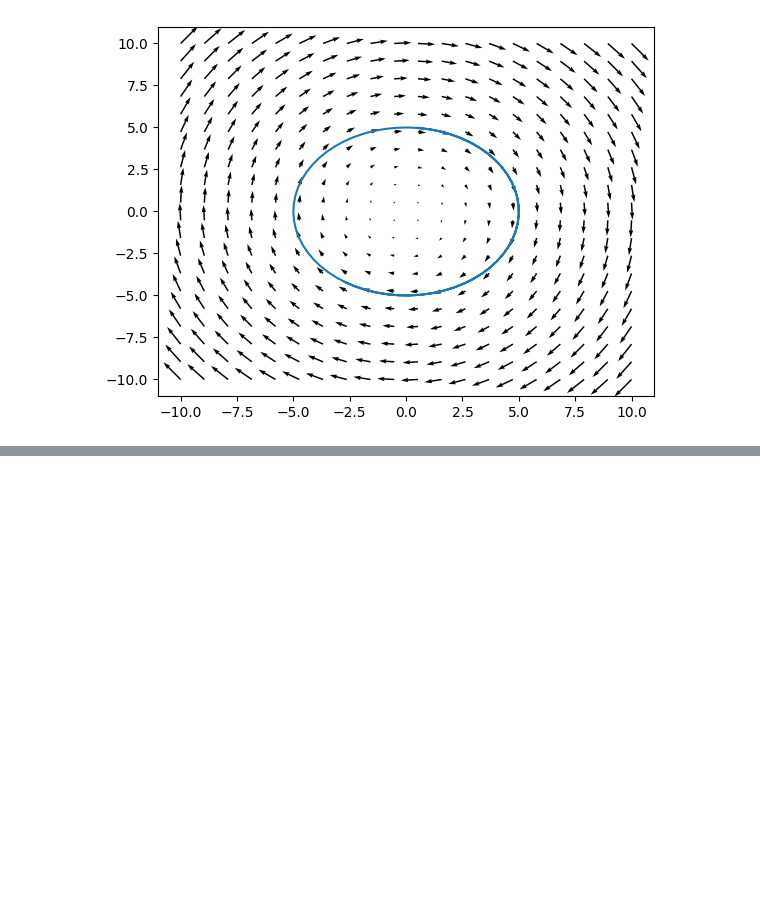
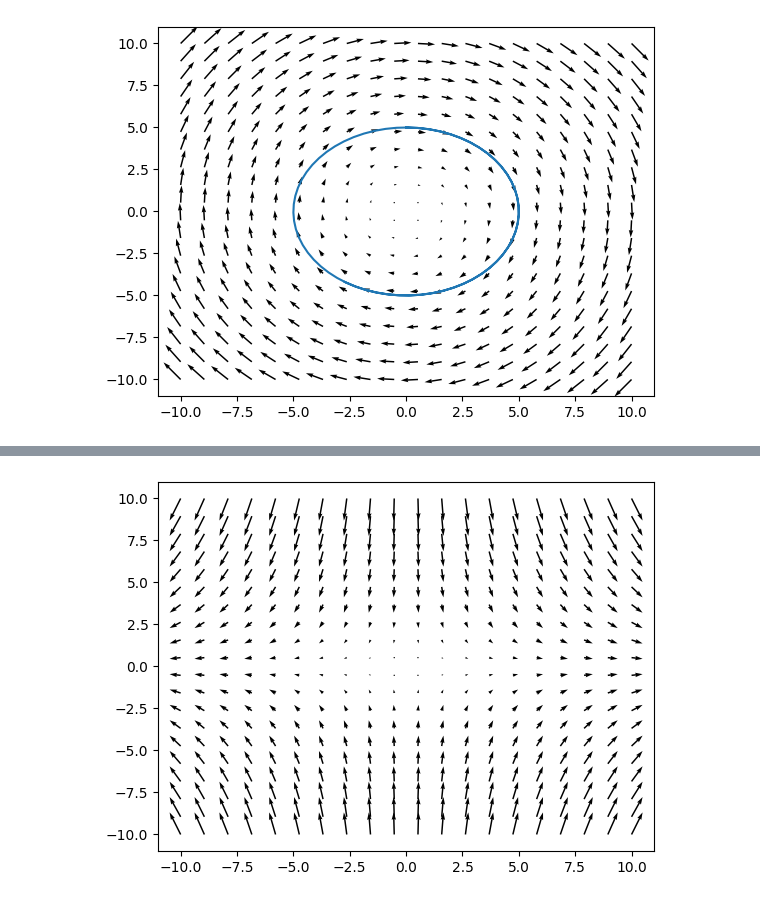
Before and after one commit to rportocarrero/Python, a Jupyter notebook: Vector Fields/Vector Fields.ipynb, the cells around one changed output, grey strips where cells are left out. Drawn from its saved outputs; the diff is of its cells as text; code cells hidden in the pictures; blank space fills up the shorter version.

```diff
--- a/Vector Fields/Vector Fields.ipynb
+++ b/Vector Fields/Vector Fields.ipynb
@@ -247,0 +275,12 @@ plt.show()
+# %%
+#exponential decay function
+def exp_decay(x,y):
+    k = 2
+    return x, -k*y
+# %%
+#Plot vector field of exponential decay function
+u,v = exp_decay(x,y)
+plt.quiver(x,y,u,v)
+plt.show()
+# %% [output]
+[figure, added]
```
Also changed, not shown: parts of 15 cells of this notebook.
